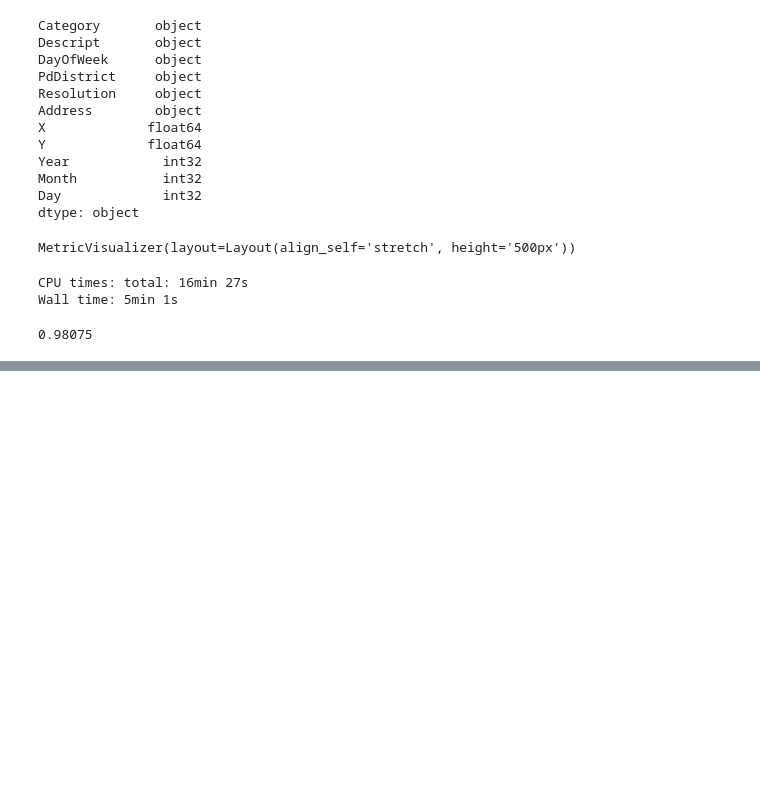
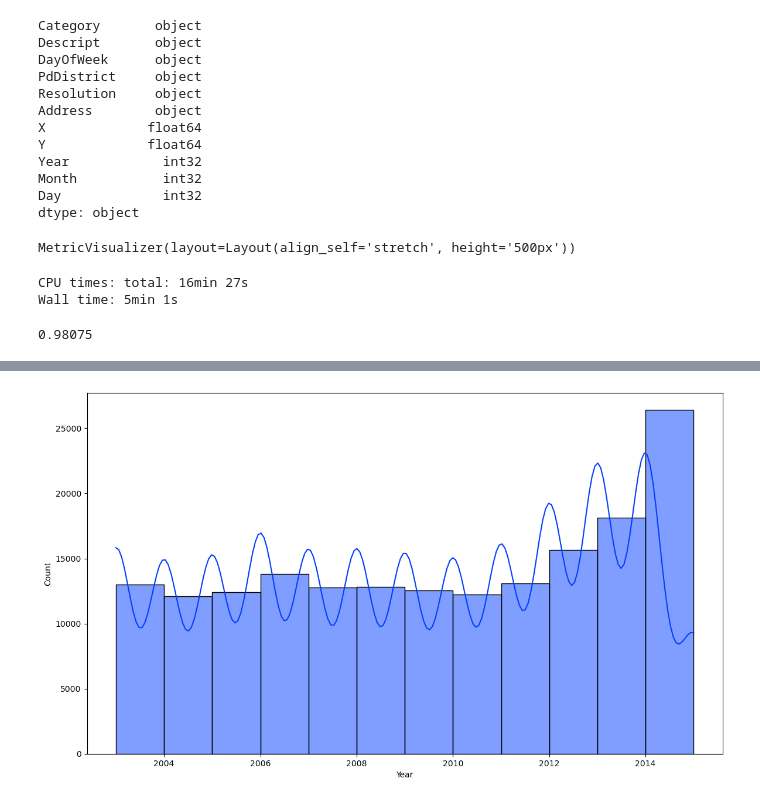
Before and after one commit to msnkr/kaggle_comps, a Jupyter notebook: San Francisco Crime Classification/Untitled.ipynb, the cells around one changed output, grey strips where cells are left out. Drawn from its saved outputs; the diff is of its cells as text; code cells hidden in the pictures; blank space fills up the shorter version.

```diff
--- a/San Francisco Crime Classification/Untitled.ipynb
+++ b/San Francisco Crime Classification/Untitled.ipynb
@@ -165,0 +161,4 @@ sns.histplot(data=df_southern, x="Year", bins=8);
+# %%
+sns.histplot(data=df_theft, x="Year", binwidth=1, kde=True);
+# %% [output]
+[figure, added]
```
Also changed, not shown: parts of 8 cells of this notebook.
